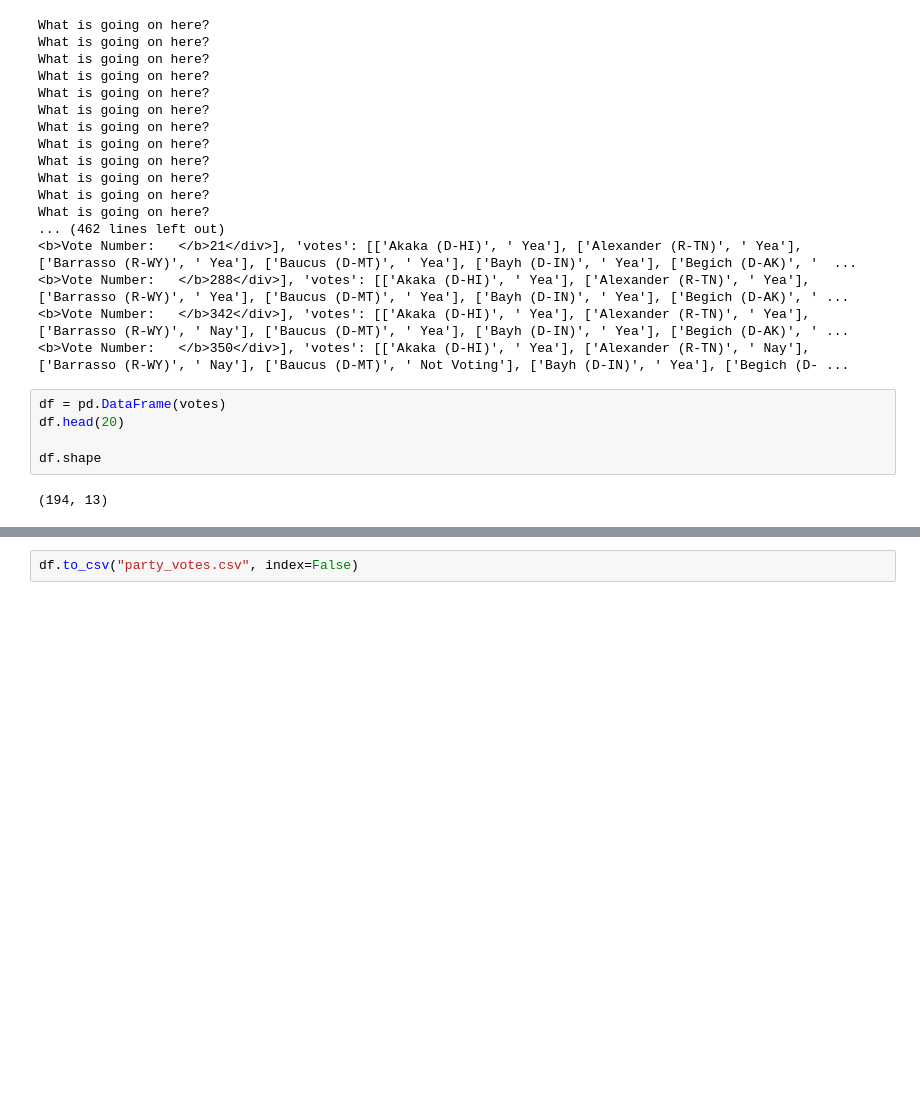
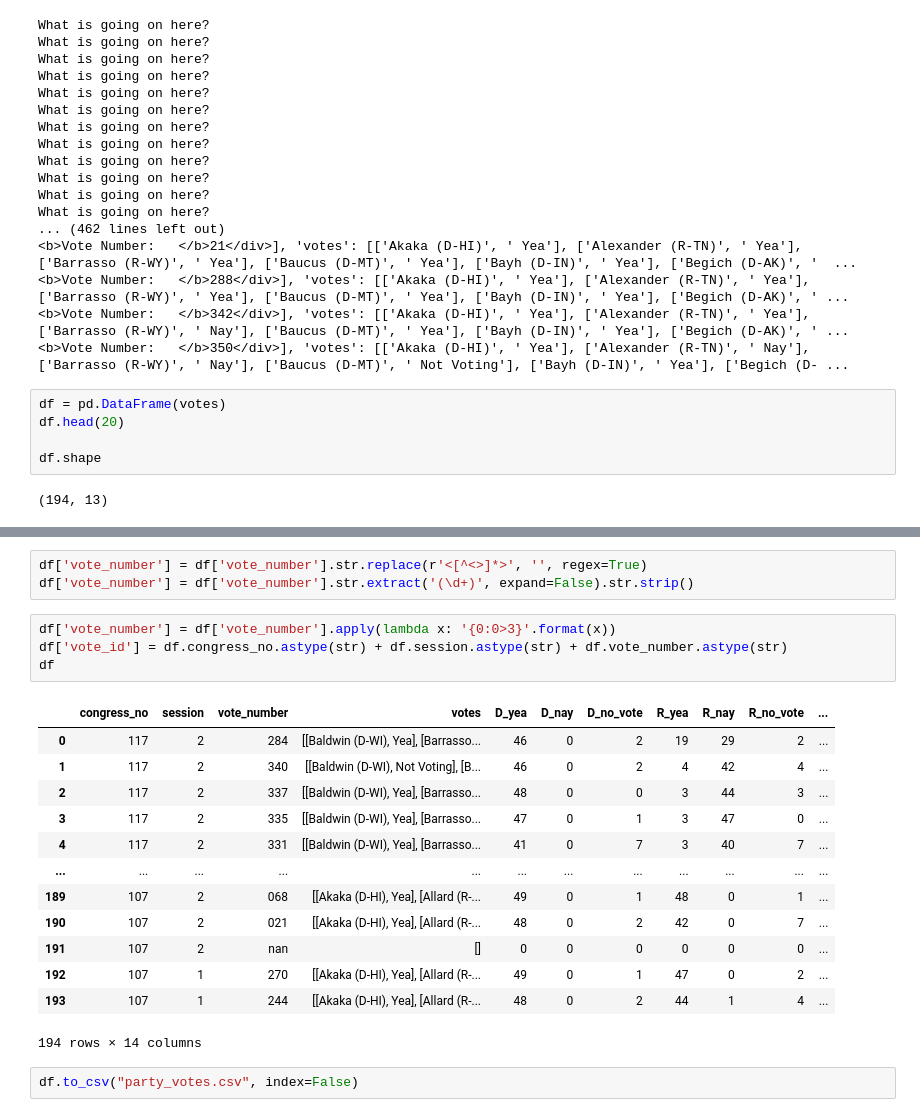
Before and after one commit to laurabejder/federal-judges-appointment, a Jupyter notebook: 04-party_votes.ipynb, the cells around one changed output, grey strips where cells are left out. Cells and saved outputs as stored; diff of their text form; blank space fills up the shorter version.

```diff
--- a/04-party_votes.ipynb
+++ b/04-party_votes.ipynb
@@ -228,2 +224,23 @@ df
+# %%
+df['vote_number'] = df['vote_number'].str.replace(r'<[^<>]*>', '', regex=True)
+df['vote_number'] = df['vote_number'].str.extract('(\d+)', expand=False).str.strip()
+# %%
+df['vote_number'] = df['vote_number'].apply(lambda x: '{0:0>3}'.format(x))
+df['vote_id'] = df.congress_no.astype(str) + df.session.astype(str) + df.vote_number.astype(str)
+df
+# %% [output]
+|  | congress_no | session | vote_number | votes | D_yea | D_nay | D_no_vote | R_yea | R_nay | R_no_vote | ... |
+| 0 | 117 | 2 | 284 | [[Baldwin (D-WI), Yea], [Barrasso... | 46 | 0 | 2 | 19 | 29 | 2 | ... |
+| 1 | 117 | 2 | 340 | [[Baldwin (D-WI), Not Voting], [B... | 46 | 0 | 2 | 4 | 42 | 4 | ... |
+| 2 | 117 | 2 | 337 | [[Baldwin (D-WI), Yea], [Barrasso... | 48 | 0 | 0 | 3 | 44 | 3 | ... |
+| 3 | 117 | 2 | 335 | [[Baldwin (D-WI), Yea], [Barrasso... | 47 | 0 | 1 | 3 | 47 | 0 | ... |
+| 4 | 117 | 2 | 331 | [[Baldwin (D-WI), Yea], [Barrasso... | 41 | 0 | 7 | 3 | 40 | 7 | ... |
+| ... | ... | ... | ... | ... | ... | ... | ... | ... | ... | ... | ... |
+| 189 | 107 | 2 | 068 | [[Akaka (D-HI), Yea], [Allard (R-... | 49 | 0 | 1 | 48 | 0 | 1 | ... |
+| 190 | 107 | 2 | 021 | [[Akaka (D-HI), Yea], [Allard (R-... | 48 | 0 | 2 | 42 | 0 | 7 | ... |
+| 191 | 107 | 2 | nan | [] | 0 | 0 | 0 | 0 | 0 | 0 | ... |
+| 192 | 107 | 1 | 270 | [[Akaka (D-HI), Yea], [Allard (R-... | 49 | 0 | 1 | 47 | 0 | 2 | ... |
+| 193 | 107 | 1 | 244 | [[Akaka (D-HI), Yea], [Allard (R-... | 48 | 0 | 2 | 44 | 1 | 4 | ... |
+194 rows × 14 columns
 # %%
 df.to_csv("party_votes.csv", index=False)
```
Also changed, not shown: parts of 3 cells of this notebook, 18 other files.
